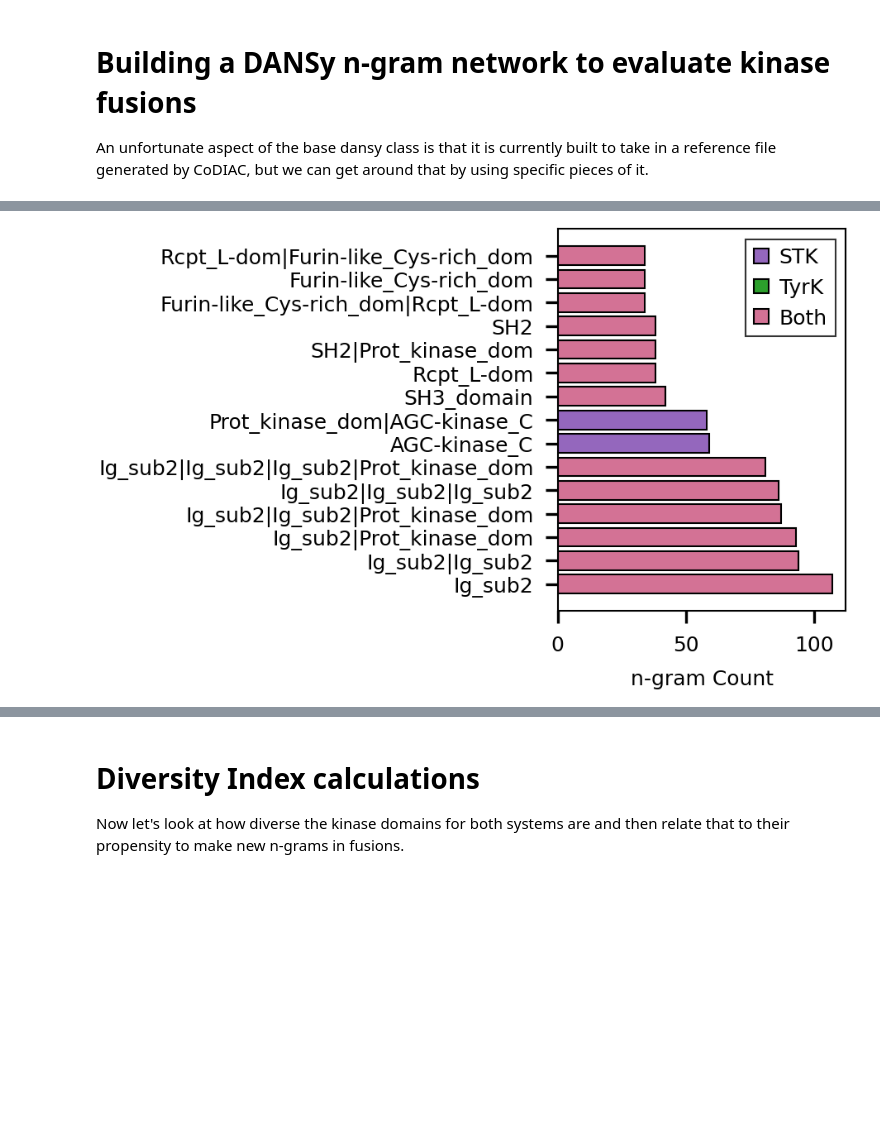
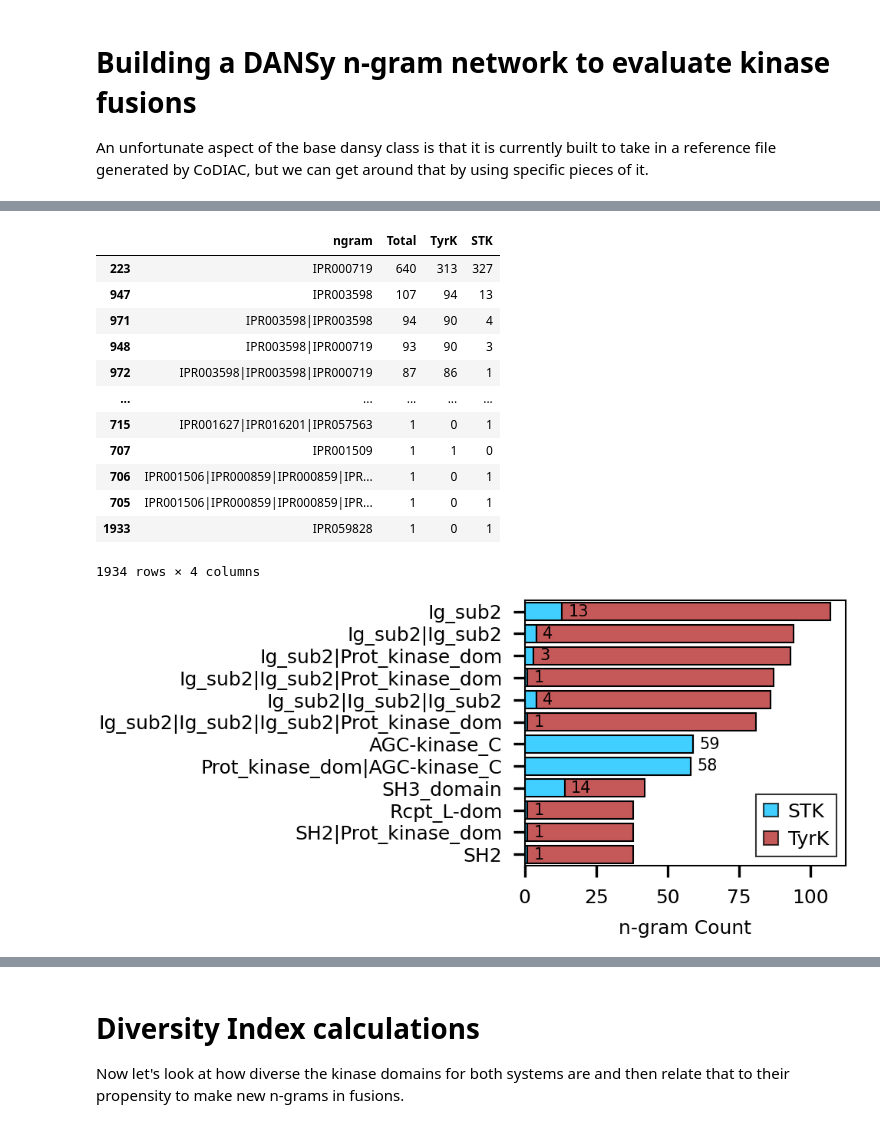
Before and after one commit to NaegleLab/DANSy_Applications, a Jupyter notebook: kinase_fusion_analysis.ipynb, the cells around one changed output, grey strips where cells are left out. Cells and saved outputs as stored; diff of their text form; code cells hidden in the pictures; blank space fills up the shorter version.

```diff
--- a/kinase_fusion_analysis.ipynb
+++ b/kinase_fusion_analysis.ipynb
@@ -35,8 +38,8 @@ tcga_dansy_res = tcga_dansy_res.filter(['name','PatientID','dansy_impact', 'doma
 ccle_dansy_res = ccle_dansy_res.filter(['fusion_protein','ModelID','dansy_impact', 'domain_architecture','h_uniprot','t_uniprot','h_contribution','t_contribution','id']).drop_duplicates(subset = ['fusion_protein', 'ModelID', 'dansy_impact', 'domain_architecture'])
 # %%
 # Now getting the ptyr and pser/thr kinases
-tyr_sys = pd.read_csv('data/Current_Multispecies_Files/H_sapiensFull_pTyr_System_Reference_File_2026_0324.csv')
-serthr_sys = pd.read_csv('data/Current_Multispecies_Files/H_sapiensFull_pSerThr_System_Reference_File_2026_0324.csv')
+tyr_sys = pd.read_csv('data/Current_Multispecies_Files/H_sapiensFull_pTyr_System_Reference_File_2026_0820.csv')
+serthr_sys = pd.read_csv('data/Current_Multispecies_Files/H_sapiensFull_pSerThr_System_Reference_File_2026_0820.csv')
 
 # Kinases only
 tyr_kins = tyr_sys[tyr_sys['Interpro Domains'].apply(lambda x: 'IPR000719' in x)]
@@ -49,7 +52,7 @@ all_kins = set(tyr_kins['UniProt ID']).union(serthr_kins['UniProt ID'])
 # %%
 # Let's get the natural n-grams so we can highlight the novel ones within the network.
 ref_df = dansy.import_proteome_files(ref_file_dir='./data/Current_Human_Proteome',
-                                     ref_file_suffix='2026_0324.csv')
+                                     ref_file_suffix='2026_0715.csv')
 kinase_net = dansy.dansy(protsOI = list(set(serthr_kins['UniProt ID']).union(tyr_kins['UniProt ID'])), ref = ref_df, n = 15, collapse = False)
 # %% [output]
 Starting to fetch n-grams.
@@ -267,5 +302,5 @@ for ngram, ids in tcga_ngram_id_dict.items():
     ngram_kintype[ngram] = kin_type
 
 # Now create a color mapper
-col_map = {'TyrK':'#2ca02c','STK':'#9467bd', 'Both':'#d37295'}
+col_map = {'TyrK':'firebrick','STK':'deepskyblue', 'Both':'darkviolet'}
 # %%
@@ -370,0 +442,22 @@ ngram_counts = pd.Series(index = [k for k in tcga_ngram_id_dict.keys()], data =
+# %%
+count_bk = pd.DataFrame.from_dict(ngram_count_bk,orient='index')
+count_bk.reset_index(names='ngram',inplace=True)
+count_bk.sort_values('Total', ascending=False, inplace=True)
+count_bk_long = count_bk.drop('Total', axis = 1).melt(var_name='Kinase',id_vars = 'ngram')
+count_bk_long['legible_ngram'] = count_bk_long.ngram.apply(tcga_prots_net.return_legible_ngram)
+# %%
+count_bk
+# %% [output]
+|  | ngram | Total | TyrK | STK |
+| 223 | IPR000719 | 640 | 313 | 327 |
+| 947 | IPR003598 | 107 | 94 | 13 |
+| 971 | IPR003598|IPR003598 | 94 | 90 | 4 |
+| 948 | IPR003598|IPR000719 | 93 | 90 | 3 |
+| 972 | IPR003598|IPR003598|IPR000719 | 87 | 86 | 1 |
+| ... | ... | ... | ... | ... |
+| 715 | IPR001627|IPR016201|IPR057563 | 1 | 0 | 1 |
+| 707 | IPR001509 | 1 | 1 | 0 |
+| 706 | IPR001506|IPR000859|IPR000859|IPR... | 1 | 0 | 1 |
+| 705 | IPR001506|IPR000859|IPR000859|IPR... | 1 | 0 | 1 |
+| 1933 | IPR059828 | 1 | 0 | 1 |
+1934 rows × 4 columns
@@ -371,14 +477,37 @@ ngram_counts = pd.Series(index = [k for k in tcga_ngram_id_dict.keys()], data =
 # %%
-n2show = 15
-plt.barh(y = [tcga_prots_net.return_legible_ngram(k) for k in ngram_counts.index[1:n2show+1]],
-        width = ngram_counts[1:n2show+1],
-        color = [col_map[ngram_kintype[n]] for n in ngram_counts.index[1:n2show+1]], edgecolor = 'k', linewidth = 0.5)
+n2show = 12
+ngrams2show = ngram_counts.index[1:n2show+1]
+ax = sns.histplot(count_bk_long[count_bk_long.ngram.isin(ngrams2show)],
+             weights = 'value',
+             y='legible_ngram',
+             hue='Kinase',
+             palette=col_map,
+             edgecolor = 'k', linewidth = 0.5,multiple='stack',shrink=0.8,)
+
 plt.xlabel('n-gram Count', fontdict={'fontsize':6})
-plt.legend(handles, labels,handlelength = 0.75, handletextpad = 0.5,
+plt.ylabel(None)
+plt.legend(handles[0:2], labels[0:2],handlelength = 0.75, handletextpad = 0.5,
            fancybox = False, edgecolor = 'k', fontsize = 6).get_frame().set_linewidth(0.5)
+plt.margins(y=0.01)
 plt.gcf().set_dpi(300)
-plt.gcf().set_size_inches(1.5,2)
+plt.gcf().set_size_inches(1.8,1.5)
+
+# Annotate only the STK values at the right edge of each STK segment
+for patch in ax.containers[0].patches:
+    val = patch.get_width()
+    if val > 0:
+        ax.annotate(
+            f'{int(val)}',
+            xy=(patch.get_x() + patch.get_width(), patch.get_y() + patch.get_height() / 2),
+            xytext=(2, 0),
+            textcoords='offset points',
+            ha='left',
+            va='center',
+            fontsize=5,
+            color='k',
+            clip_on=False
+        )
 plt.tick_params(labelsize=6)
 plt.savefig('Figures/Manuscript/Figure_4/4D_top_ngram_counts.svg')
 # %% [output]
-[figure, old version]
+[figure, new version]
```
Also changed, not shown: parts of 47 cells of this notebook.
